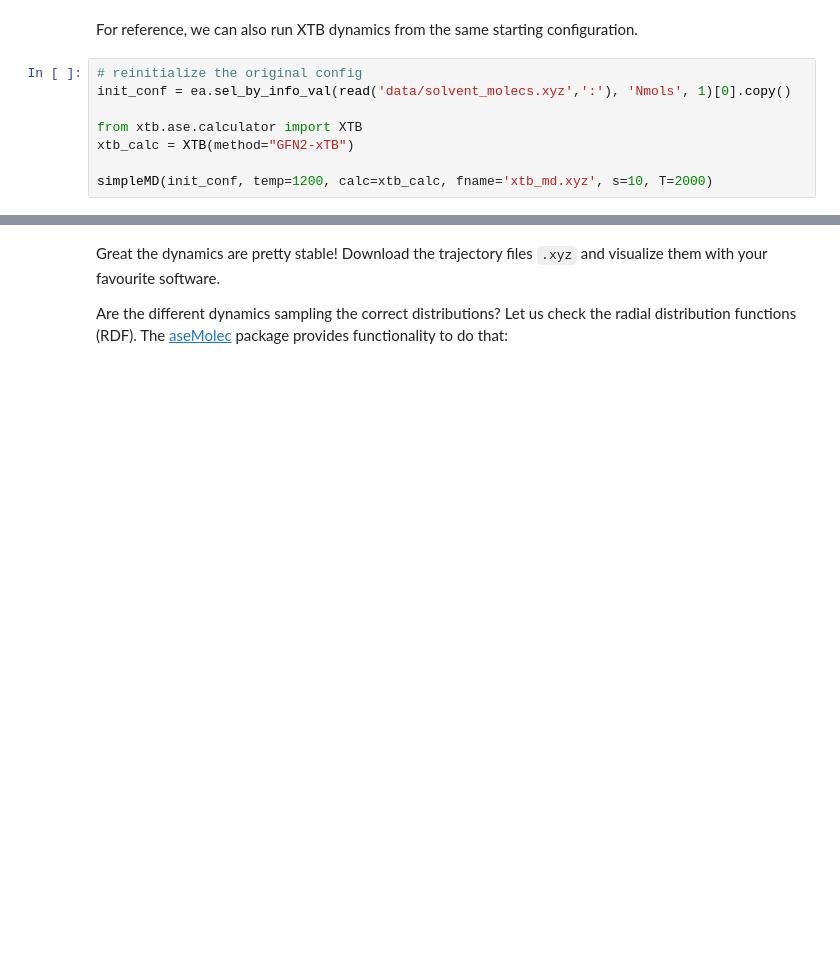
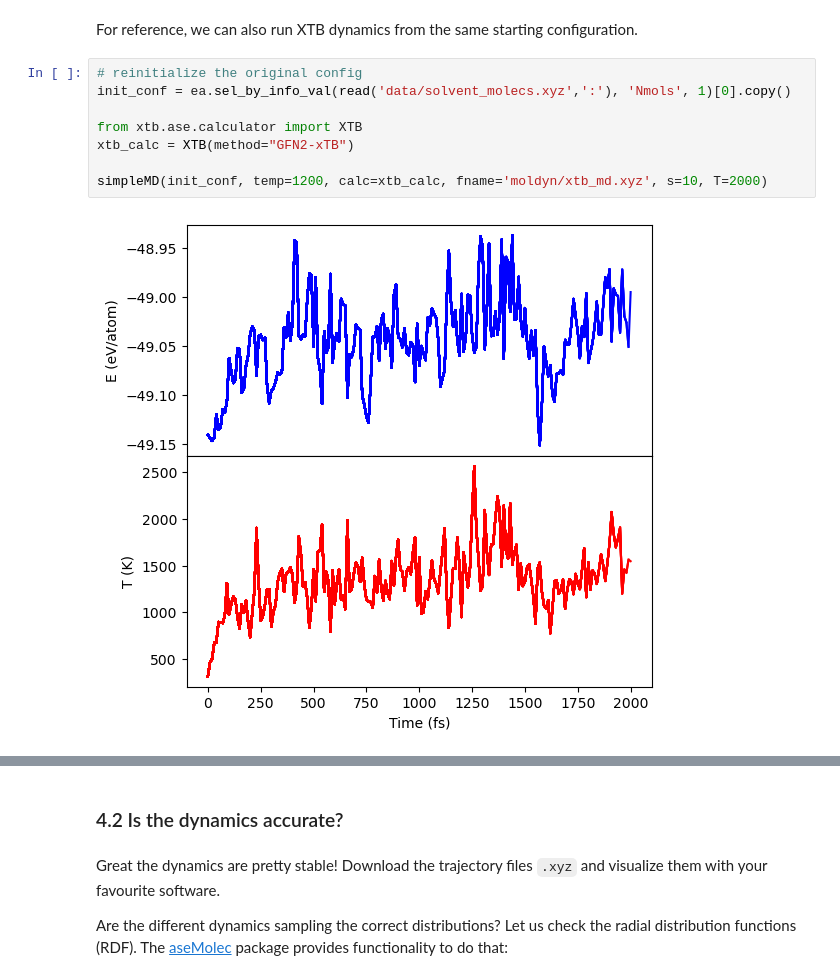
Before and after one commit to imagdau/Tutorials, a Jupyter notebook: T01-MACE-Practice-I.ipynb, the cells around one changed output, grey strips where cells are left out. Drawn from its saved outputs; the diff is of its cells as text; blank space fills up the shorter version.

```diff
--- a/T01-MACE-Practice-I.ipynb
+++ b/T01-MACE-Practice-I.ipynb
@@ -598,8 +564,10 @@ For reference, we can also run XTB dynamics from the same starting configuration
 # %%
 # reinitialize the original config
 init_conf = ea.sel_by_info_val(read('data/solvent_molecs.xyz',':'), 'Nmols', 1)[0].copy()
 
 from xtb.ase.calculator import XTB
 xtb_calc = XTB(method="GFN2-xTB")
 
-simpleMD(init_conf, temp=1200, calc=xtb_calc, fname='xtb_md.xyz', s=10, T=2000)
+simpleMD(init_conf, temp=1200, calc=xtb_calc, fname='moldyn/xtb_md.xyz', s=10, T=2000)
+# %% [output]
+[figure, added]
@@ -606,3 +576,5 @@ simpleMD(init_conf, temp=1200, calc=xtb_calc, fname='xtb_md.xyz', s=10, T=2000)
+# %% [markdown]
+### 4.2 Is the dynamics accurate?
 # %% [markdown]
 Great the dynamics are pretty stable! Download the trajectory files `.xyz` and visualize them with your favourite software.
 
```
Also changed, not shown: parts of 19 cells of this notebook, 5 other files.
